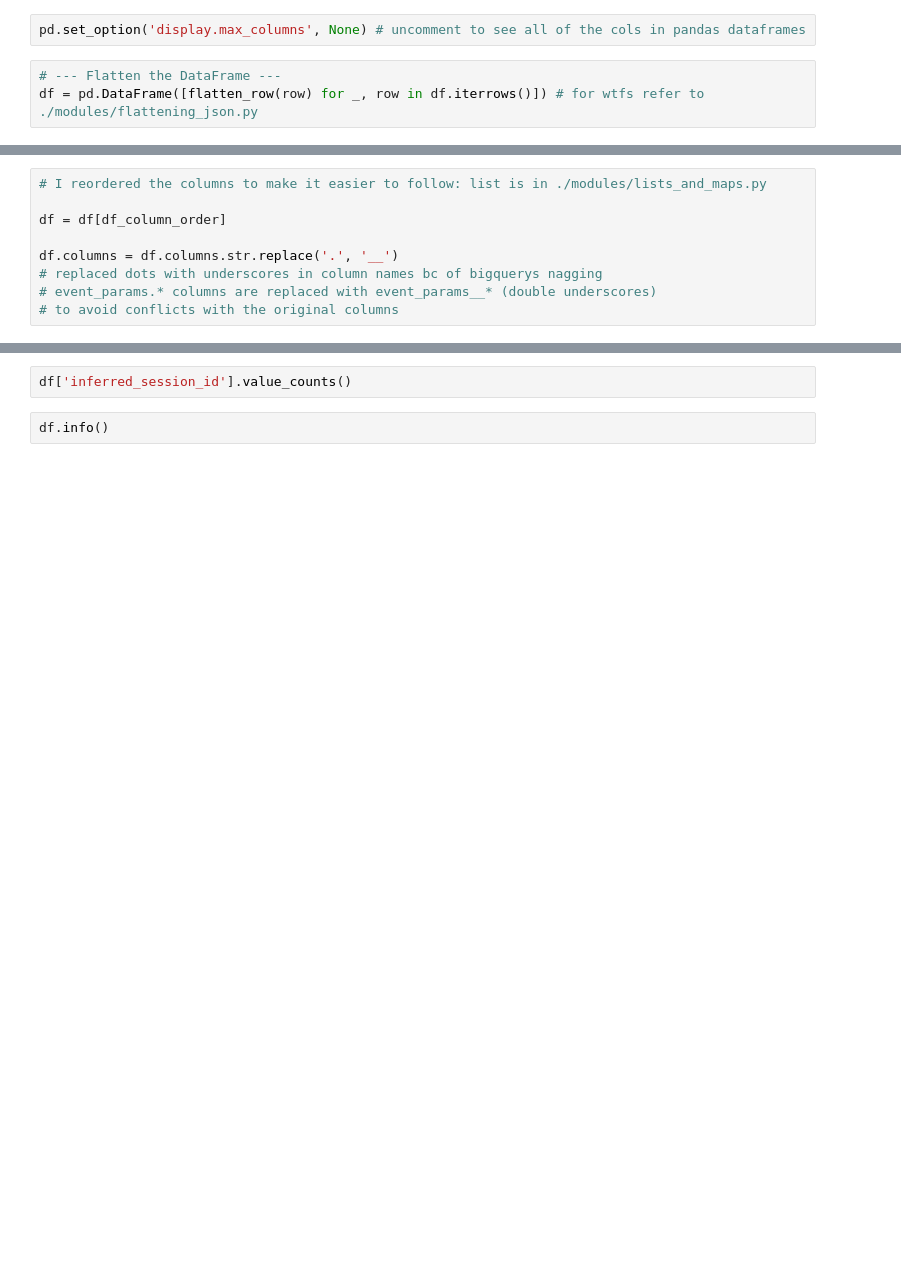
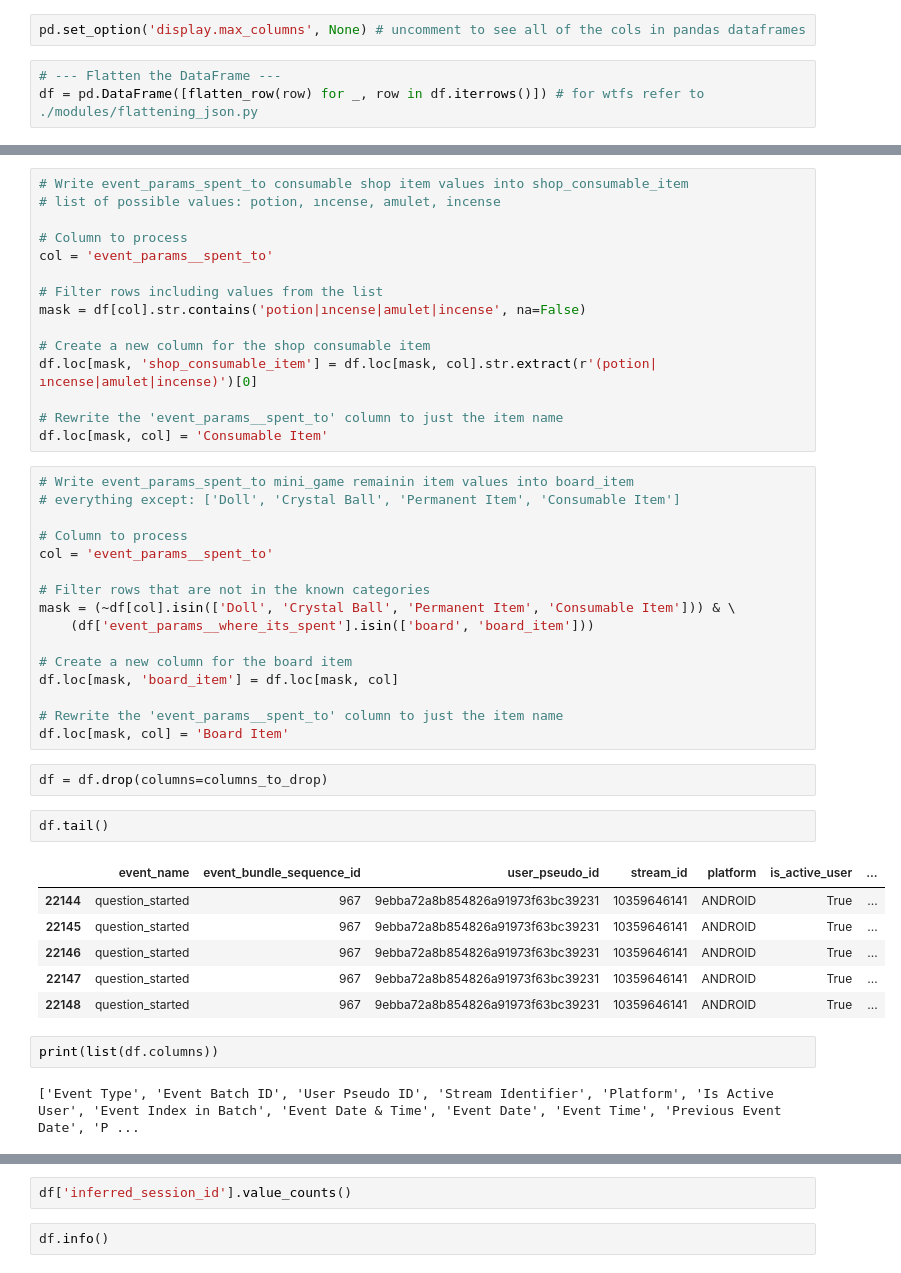
Before and after one commit to nocsaren/emoji-oracle-analytics, a Jupyter notebook: prepare_data.ipynb, the cells around one changed output, grey strips where cells are left out. Saved outputs shown, nothing was run; the diff lists cells and outputs as text; blank space fills up the shorter version.

```diff
--- a/prepare_data.ipynb
+++ b/prepare_data.ipynb
@@ -188,12 +198,3 @@ if df[problems_mask].shape[0] > 0:
-# %%
-# I reordered the columns to make it easier to follow: list is in ./modules/lists_and_maps.py
-
-df = df[df_column_order]
-
-df.columns = df.columns.str.replace('.', '__')
-# replaced dots with underscores in column names bc of bigquerys nagging
-# event_params.* columns are replaced with event_params__* (double underscores)
-# to avoid conflicts with the original columns
 # %%
 # --- Session Definition and Duration Calculation ---
 
@@ -390,0 +368,46 @@ mini_game_related[mini_game_related['buff_type'].notna()].tail(20)
+# %%
+# Write event_params_spent_to consumable shop item values into shop_consumable_item
+# list of possible values: potion, ıncense, amulet, incense
+
+# Column to process
+col = 'event_params__spent_to'
+
+# Filter rows including values from the list
+mask = df[col].str.contains('potion|ıncense|amulet|incense', na=False)
+
+# Create a new column for the shop consumable item
+df.loc[mask, 'shop_consumable_item'] = df.loc[mask, col].str.extract(r'(potion|ıncense|amulet|incense)')[0]
+
+# Rewrite the 'event_params__spent_to' column to just the item name
+df.loc[mask, col] = 'Consumable Item'
+# %%
+# Write event_params_spent_to mini_game remainin item values into board_item
+# everything except: ['Doll', 'Crystal Ball', 'Permanent Item', 'Consumable Item']
+
+# Column to process
+col = 'event_params__spent_to'
+
+# Filter rows that are not in the known categories
+mask = (~df[col].isin(['Doll', 'Crystal Ball', 'Permanent Item', 'Consumable Item'])) & \
+    (df['event_params__where_its_spent'].isin(['board', 'board_item']))
+
+# Create a new column for the board item
+df.loc[mask, 'board_item'] = df.loc[mask, col]
+
+# Rewrite the 'event_params__spent_to' column to just the item name
+df.loc[mask, col] = 'Board Item'
+# %%
+df = df.drop(columns=columns_to_drop)
+# %%
+df.tail()
+# %% [output]
+|  | event_name | event_bundle_sequence_id | user_pseudo_id | stream_id | platform | is_active_user | ... |
+| 22144 | question_started | 967 | 9ebba72a8b854826a91973f63bc39231 | 10359646141 | ANDROID | True | ... |
+| 22145 | question_started | 967 | 9ebba72a8b854826a91973f63bc39231 | 10359646141 | ANDROID | True | ... |
+| 22146 | question_started | 967 | 9ebba72a8b854826a91973f63bc39231 | 10359646141 | ANDROID | True | ... |
+| 22147 | question_started | 967 | 9ebba72a8b854826a91973f63bc39231 | 10359646141 | ANDROID | True | ... |
+| 22148 | question_started | 967 | 9ebba72a8b854826a91973f63bc39231 | 10359646141 | ANDROID | True | ... |
+# %%
+print(list(df.columns))
+# %% [output]
+['Event Type', 'Event Batch ID', 'User Pseudo ID', 'Stream Identifier', 'Platform', 'Is Active User', 'Event Index in Batch', 'Event Date & Time', 'Event Date', 'Event Time', 'Previous Event Date', 'P ...
```
Also changed, not shown: parts of 25 cells of this notebook, 6 other files.
